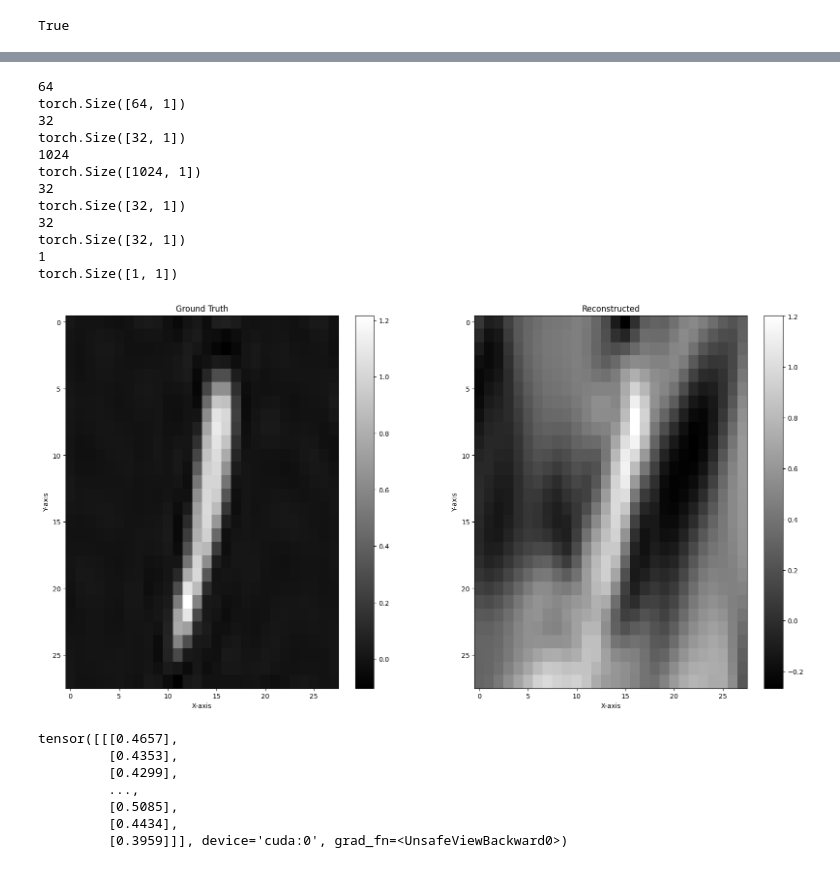
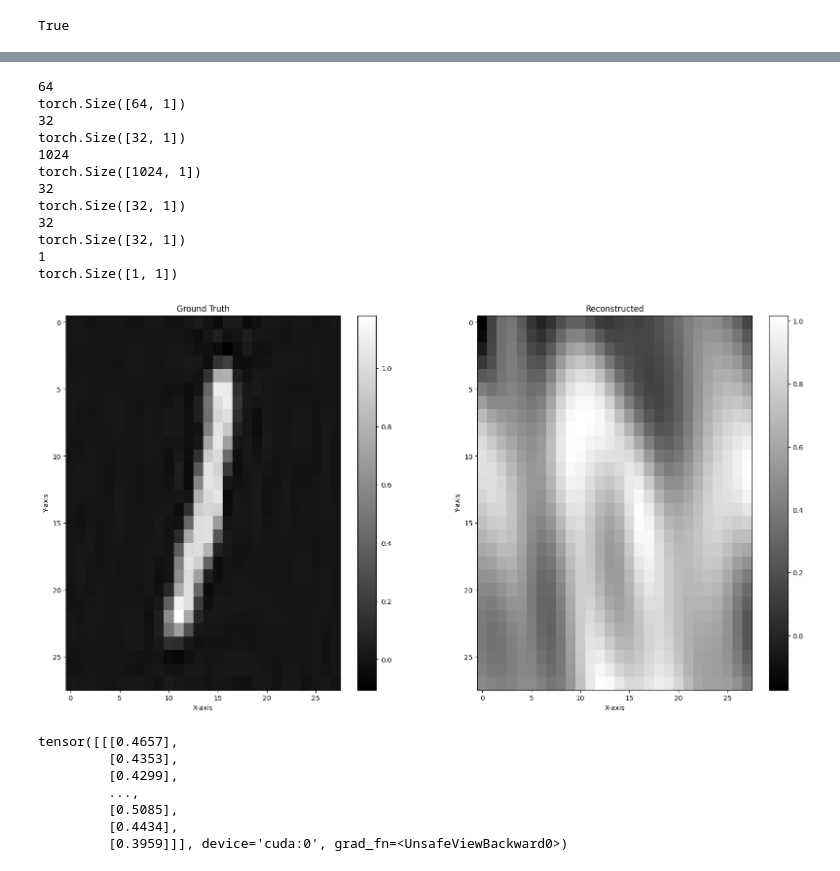
Before and after one commit to nef-gpt/adl4cv, a Jupyter notebook: naive_approach.ipynb, the cells around one changed output, grey strips where cells are left out. Saved outputs shown, nothing was run; the diff lists cells and outputs as text; code cells hidden in the pictures.

```diff
--- a/naive_approach.ipynb
+++ b/naive_approach.ipynb
@@ -27,15 +24,15 @@ True
 # Config Training
 config = naive_approach.Config()
 config.learning_rate=5e-4
-config.max_iters = 10000
+config.max_iters = 14000
 config.weight_decay=0
 config.decay_lr=True
-config.lr_decay_iters=10000
+config.lr_decay_iters=14000
 config.warmup_iters=0.1*config.max_iters
 config.batch_size = 1
 
 # Config Transforemer
-model_config = RegressionTransformerConfig(n_embd=16, block_size=1184, n_head=4, n_layer=8)
+model_config = RegressionTransformerConfig(n_embd=32, block_size=1184, n_head=8, n_layer=16)
 # %%
 # Dataloading
 dir_path = os.path.dirname(os.path.abspath(os.getcwd()))
@@ -60,7 +57,7 @@ dataset_no_transform = DWSNetsDataset(data_root)
 # sample = dataset[0][0]
 
 # take first n samples that have label == 1 (where label is second entry of dataset object)
-n = 2
+n = 4
 samples = [(i, dataset[i][0]) for i in range(len(dataset)) if dataset[i][1] == 1][:n]
 
 
@@ -71,7 +68,10 @@ def get_batch(split: str):
     #torch.randint(torch.numel(flattened) - model_config.block_size, (config.batch_size,))
 
     # randomly select a sample (0...n-1)
-    sample = samples[torch.randint(0, n, (1,))][1]
+    split_start = 0 if split == "train" else int(0.8 * n)
+    split_end = int(0.8 * n) if split == "train" else n
+
+    sample = samples[torch.randint(split_start, split_end, (1,))][1]
 
     x = torch.stack(
         [sample[i : i + model_config.block_size] for i in ix]
@@ -136,6 +138,6 @@ Run data is saved locally in /home/luca/uni/master/adl4cv/wandb/run-20240526_150
 ... (4 outputs left out)
 # %%
-PATH = "./models/ckpt.pt"
+PATH = "./models/final_model.pth"
 model = RegressionTransformer(model_config).to(config.device)
 model.load_state_dict(torch.load(PATH)["model"])
 
@@ -202,7 +204,7 @@ def make_coordinates(
 # Configuration
 inr_kwargs = {"n_layers": 3, "in_dim": 2, "up_scale": 16}
 image_size = (28, 28)
-idx = 3
+idx = 0
 # Get dataset elements
 dataset_ele = dataset_no_transform[idx][0]
 minmax_transformer = MinMaxTransformer(min_value=-0.3587, max_value=0.4986)
@@ -241,34 +243,34 @@ ground_truth_tensor = ground_truth_image.squeeze(0)
 
 # Plotting the tensors as heatmaps in grayscale
 fig, axes = plt.subplots(1, 2, figsize=(20, 10))
 
 axes[0].imshow(ground_truth_tensor, cmap='gray', aspect='auto')
 axes[0].set_title('Ground Truth')
 axes[0].set_xlabel('X-axis')
 axes[0].set_ylabel('Y-axis')
 
 axes[1].imshow(reconstructed_tensor, cmap='gray', aspect='auto')
 axes[1].set_title('Reconstructed')
 axes[1].set_xlabel('X-axis')
 axes[1].set_ylabel('Y-axis')
 
 plt.colorbar(axes[0].imshow(ground_truth_tensor, cmap='gray', aspect='auto'), ax=axes[0])
 plt.colorbar(axes[1].imshow(reconstructed_tensor, cmap='gray', aspect='auto'), ax=axes[1])
 plt.show()
 # %% [output]
 64
 torch.Size([64, 1])
 32
 torch.Size([32, 1])
 1024
 torch.Size([1024, 1])
 32
 torch.Size([32, 1])
 32
 torch.Size([32, 1])
 1
 torch.Size([1, 1])
-[figure, old version]
+[figure, new version]
 # %%
 pred
 # %% [output]
```
Also changed, not shown: parts of 4 cells of this notebook, 12 other files.
